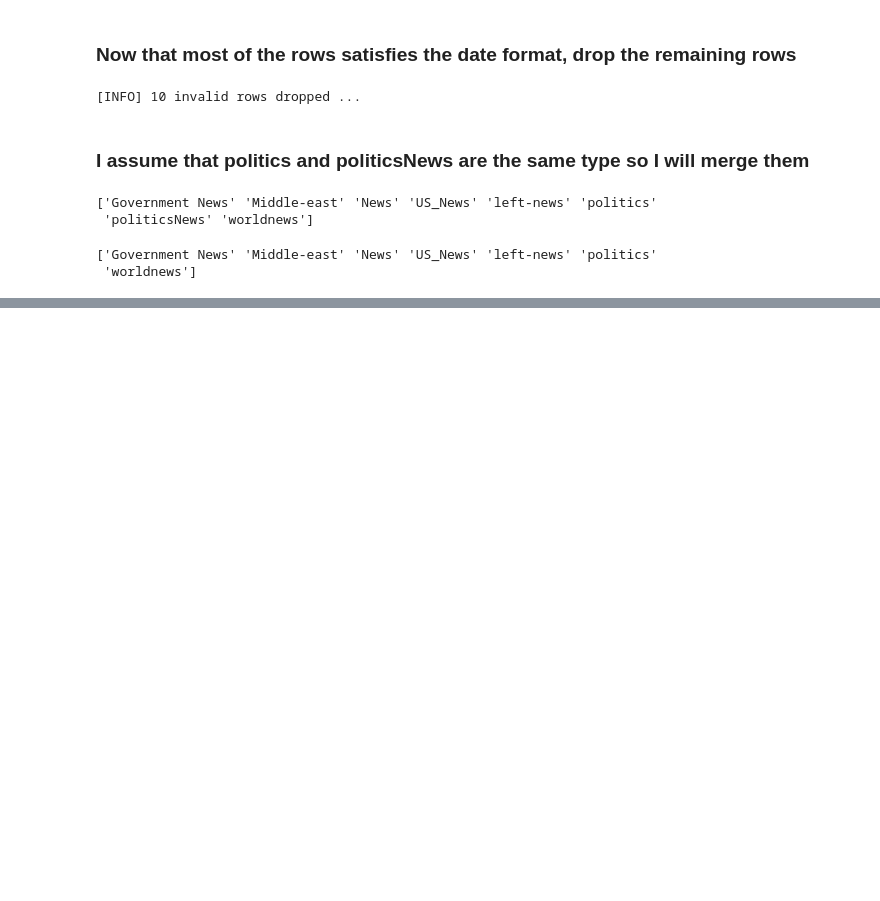
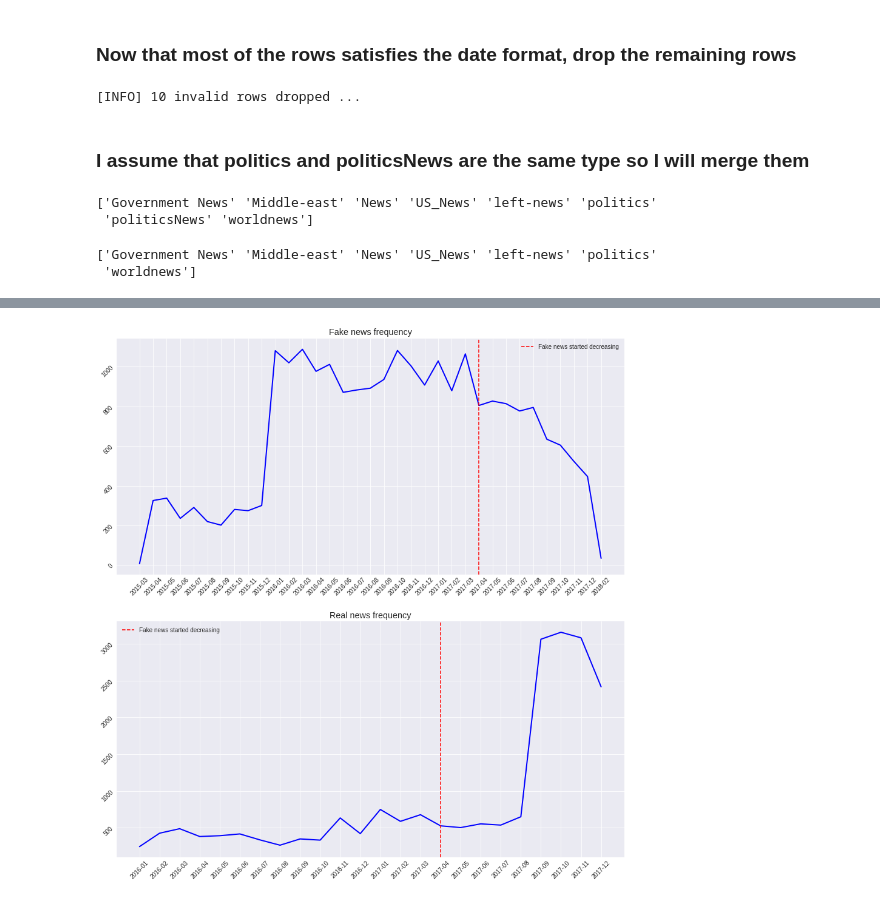
Before and after one commit to hieubkvn123/iecoe-sg-technical-interview, a Jupyter notebook: submit/Part2_NongMinhHieu_ML_Task.ipynb, the cells around one changed output, grey strips where cells are left out. Drawn from its saved outputs; the diff is of its cells as text; code cells hidden in the pictures; blank space fills up the shorter version.

```diff
--- a/submit/Part2_NongMinhHieu_ML_Task.ipynb
+++ b/submit/Part2_NongMinhHieu_ML_Task.ipynb
@@ -5,6 +5,7 @@ import datetime
 import numpy as np
 import pandas as pd
 import matplotlib.pyplot as plt
+plt.style.use('seaborn-darkgrid')
 
 # data file names
 fake_path = "../data/Fake.csv"
@@ -213,0 +222,29 @@ print(np.unique(df['subject'].values))
+# %%
+def split_date_to_month(date):
+    d = datetime.datetime.strptime(date, format_)
+    month = str(d.month).zfill(2)
+    year  = str(d.year)
+
+    return year + "-" + month
+
+fig, ax = plt.subplots(2, 1, figsize=(15, 5))
+df['month'] = df['date'].apply(lambda x : split_date_to_month(x))
+fake_count = df[df['label'] == 0].groupby('month').count()
+real_count = df[df['label'] == 1].groupby('month').count()
+
+ax[0].plot(fake_count['label'], color='blue', linewidth=2)
+ax[0].tick_params(rotation=45)
+ax[0].axvline(25, color='red', label='Fake news started decreasing', linestyle="--")
+ax[0].set_title("Fake news frequency")
+ax[0].legend()
+
+ax[1].plot(real_count['label'], color='blue', linewidth=2)
+ax[1].tick_params(rotation=45)
+ax[1].axvline(15, color='red', label='Fake news started decreasing', linestyle="--")
+ax[1].set_title("Real news frequency")
+ax[1].legend()
+
+plt.subplots_adjust(top=2.5)
+plt.show()
+# %% [output]
+[figure, added]
```
Also changed, not shown: parts of 3 cells of this notebook.
